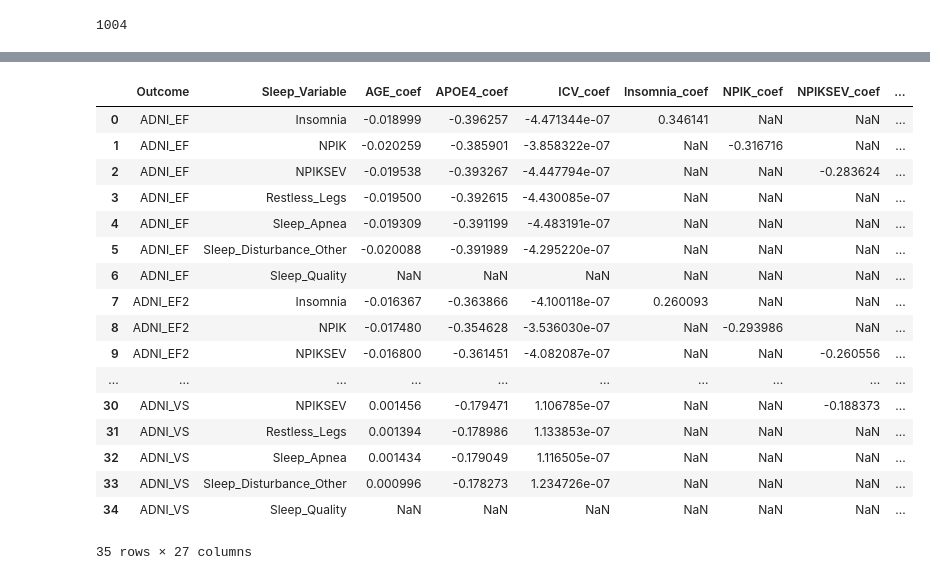
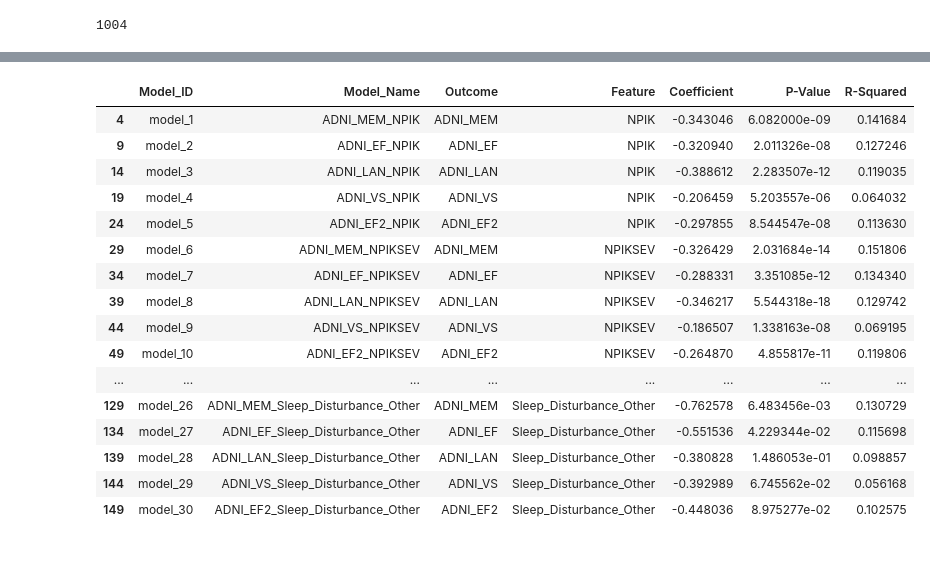
Before and after one commit to Da4kek/AD-Sleep, a Jupyter notebook: modeling-2.ipynb, the cells around one changed output, grey strips where cells are left out. Saved outputs shown, nothing was run; the diff lists cells and outputs as text; code cells hidden in the pictures.

```diff
--- a/modeling-2.ipynb
+++ b/modeling-2.ipynb
@@ -33,7 +38,7 @@ sleep_data.rename(columns={"VISCODE2": "VISCODE"}, inplace=True)
 # %%
 cognitive_outcomes = ['ADNI_MEM', 'ADNI_EF', 'ADNI_LAN', 'ADNI_VS', 'ADNI_EF2']
 sleep_vars = ['NPIK', 'NPIKSEV', 'Sleep_Apnea', 'Restless_Legs',
-              'Insomnia', 'Sleep_Disturbance_Other', 'Sleep_Quality']
+              'Insomnia', 'Sleep_Disturbance_Other']
 mri_vars = ['Brainstem', 'CorpusCallosumAnterior', 'CorpusCallosumCentral', 'CorpusCallosumMidAnterior', 'CorpusCallosumMidPosterior', 'CorpusCallosumPosterior', 'Csf', 'RightParacentral', 'RightParahippocampal', 'RightParsOpercularis', 'RightParsOrbitalis', 'RightParsTriangularis', 'RightPericalcarine', 'RightPostcentral', 'RightPosteriorCingulate', 'RightPrecentral', 'RightPrecuneus', 'RightRostralAnteriorCingulate', 'RightRostralMiddleFrontal', 'RightSuperiorFrontal', 'RightSuperiorParietal', 'RightSuperiorTemporal', 'RightSupramarginal', 'RightTemporalPole', 'RightTransverseTemporal', 'RightUnknown', 'LeftInsula', 'RightInsula', 'LeftBankssts', 'LeftCaudalAnteriorCingulate', 'LeftCaudalMiddleFrontal', 'LeftCuneus', 'LeftEntorhinal', 'LeftFrontalPole', 'LeftFusiform', 'LeftInferiorParietal', 'LeftInferiorTemporal', 'LeftIsthmusCingulate', 'LeftLateralOccipital', 'LeftLateralOrbitofrontal', 'LeftLingual', 'LeftMedialOrbitofrontal', 'LeftMiddleTemporal', 'LeftParacentral', 'LeftParahippocampal', 'LeftParsOpercularis', 'LeftParsOrbitalis', 'LeftParsTriangularis', 'LeftPericalcarine', 'LeftPostcentral', 'LeftPosteriorCingulate', 'LeftPrecentral', 'LeftPrecuneus', 'LeftRostralAnteriorCingulate', 'LeftRostralMiddleFrontal',
             'LeftSuperiorFrontal', 'LeftSuperiorParietal', 'LeftSuperiorTemporal', 'LeftSupramarginal', 'LeftTemporalPole', 'LeftTransverseTemporal', 'LeftUnknown', 'RightBankssts', 'RightCaudalAnteriorCingulate', 'RightCaudalMiddleFrontal', 'RightCuneus', 'RightEntorhinal', 'RightFrontalPole', 'RightFusiform', 'RightInferiorParietal', 'RightInferiorTemporal', 'RightIsthmusCingulate', 'RightLateralOccipital', 'RightLateralOrbitofrontal', 'RightLingual', 'RightMedialOrbitofrontal', 'RightMiddleTemporal', 'FourthVentricle', 'Icv', 'LeftAccumbensArea', 'LeftAmygdala', 'LeftCaudate', 'LeftCerebellumCortex', 'LeftCerebellumWM', 'LeftCerebralCortex', 'LeftCerebralWM', 'LeftChoroidPlexus', 'LeftHemisphere', 'LeftHippocampus', 'LeftInferiorLateralVentricle', 'LeftLateralVentricle', 'LeftPallidum', 'LeftPutamen', 'LeftThalamus', 'LeftVentralDC', 'LeftVessel', 'NonWMHypoIntensities', 'OpticChiasm', 'RightAccumbensArea', 'RightAmygdala', 'RightCaudate', 'RightCerebellumCortex', 'RightCerebellumWM', 'RightCerebralCortex', 'RightCerebralWM', 'RightChoroidPlexus', 'RightHemisphere', 'RightHippocampus', 'RightInferiorLateralVentricle', 'RightLateralVentricle', 'RightPallidum', 'RightPutamen', 'RightThalamus', 'RightVentralDC', 'ThirdVentricle', 'WMHypoIntensities']
 # %%
@@ -198,5 +230,5 @@ volumes_data_norm.to_csv("supplementary_tables/Volumes_norm_ICV.csv", index=Fals
 # %%
-merge_norm = pd.merge(volumes_data_norm, sleep_data, on=['RID', 'VISCODE'])
+merge_norm = pd.merge(volumes_data, sleep_data, on=['RID', 'VISCODE'])
 # %%
 constant_vars = ['ICV', 'PTGENDER', 'Adjusted_Age', 'PTEDUCAT']
 continuous_vars = cognitive_outcomes + sleep_vars + \
@@ -254,5 +280,6 @@ mri_vars = volumes_data_norm.filter(like='_norm').columns.tolist()
 # %%
 mri_outcomes = mri_vars
 cognitive_outcomes = cognitive_outcomes
-predictors = ['ICV', 'PTGENDER', 'AGE', 'PTEDUCAT', 'APOE4']
+predictorscog = ['PTGENDER', 'AGE', 'PTEDUCAT', 'APOE4']
+predictorsmri = ['PTGENDER', 'AGE', 'PTEDUCAT', 'APOE4','ICV']
 random_effects_var = 'RID'
@@ -259,38 +317,47 @@ random_effects_var = 'RID'
 # %%
 OLS_results_cognitive = []
 OLS_results_mri = []
+model_counter = 1
 
 for sleep_var in sleep_vars:
     for outcome in cognitive_outcomes:
         try:
-            formula = f"{outcome} ~ {' + '.join(predictors)} + {sleep_var}"
+            formula = f"{outcome} ~ {sleep_var} + {' + '.join(predictorscog)}"
             model = smf.ols(formula, data=merge_norm).fit()
 
-            for feature in predictors + [sleep_var]:
+            for feature in predictorscog + [sleep_var]:
                 OLS_results_cognitive.append({
+                    'Model_ID': f"model_{model_counter}",
+                    'Model_Name': f"{outcome}_{feature}",
                     'Outcome': outcome,
                     'Feature': feature,
                     'Coefficient': model.params[feature],
                     'P-Value': model.pvalues[feature],
-                    'R-Squared': model.rsquared
+                    'R-Squared': model.rsquared,
+
                 })
+            model_counter += 1
         except Exception as e:
             print(f"Error fitting model for {outcome} with {sleep_var}: {e}")
 
 for sleep_var in sleep_vars:
     for outcome in mri_outcomes:
         try:
-            formula = f"{outcome} ~ {' + '.join(predictors)} + {sleep_var}"
+            formula = f"{outcome} ~ {sleep_var} + {' + '.join(predictorsmri)}"
             model = smf.ols(formula, data=merge_norm).fit()
 
-            for feature in predictors + [sleep_var]:
+            for feature in predictorsmri + [sleep_var]:
                 OLS_results_mri.append({
+                    'Model_ID': f"model_{model_counter}",
+                    'Model_Name': f"{outcome}_{feature}",
                     'Outcome': outcome,
                     'Feature': feature,
                     'Coefficient': model.params[feature],
                     'P-Value': model.pvalues[feature],
-                    'R-Squared': model.rsquared
+                    'R-Squared': model.rsquared,
+
                 })
+            model_counter += 1
         except Exception as e:
             print(f"Error fitting model for {outcome} with {sleep_var}: {e}")
 # %%
@@ -344,21 +366,20 @@ def reshape_ols_results(df, sleep_vars):
 # %%
-reshape_ols_results(OLS_results_cognitive_df, sleep_vars)
+OLS_results_cognitive_df[OLS_results_cognitive_df['Feature'].isin(sleep_vars)]
 # %% [output]
-|  | Outcome | Sleep_Variable | AGE_coef | APOE4_coef | ICV_coef | Insomnia_coef | NPIK_coef | NPIKSEV_coef | ... |
-| 0 | ADNI_EF | Insomnia | -0.018999 | -0.396257 | -4.471344e-07 | 0.346141 | NaN | NaN | ... |
-| 1 | ADNI_EF | NPIK | -0.020259 | -0.385901 | -3.858322e-07 | NaN | -0.316716 | NaN | ... |
-| 2 | ADNI_EF | NPIKSEV | -0.019538 | -0.393267 | -4.447794e-07 | NaN | NaN | -0.283624 | ... |
-| 3 | ADNI_EF | Restless_Legs | -0.019500 | -0.392615 | -4.430085e-07 | NaN | NaN | NaN | ... |
-| 4 | ADNI_EF | Sleep_Apnea | -0.019309 | -0.391199 | -4.483191e-07 | NaN | NaN | NaN | ... |
-| 5 | ADNI_EF | Sleep_Disturbance_Other | -0.020088 | -0.391989 | -4.295220e-07 | NaN | NaN | NaN | ... |
-| 6 | ADNI_EF | Sleep_Quality | NaN | NaN | NaN | NaN | NaN | NaN | ... |
-| 7 | ADNI_EF2 | Insomnia | -0.016367 | -0.363866 | -4.100118e-07 | 0.260093 | NaN | NaN | ... |
-| 8 | ADNI_EF2 | NPIK | -0.017480 | -0.354628 | -3.536030e-07 | NaN | -0.293986 | NaN | ... |
-| 9 | ADNI_EF2 | NPIKSEV | -0.016800 | -0.361451 | -4.082087e-07 | NaN | NaN | -0.260556 | ... |
-| ... | ... | ... | ... | ... | ... | ... | ... | ... | ... |
-| 30 | ADNI_VS | NPIKSEV | 0.001456 | -0.179471 | 1.106785e-07 | NaN | NaN | -0.188373 | ... |
-| 31 | ADNI_VS | Restless_Legs | 0.001394 | -0.178986 | 1.133853e-07 | NaN | NaN | NaN | ... |
-| 32 | ADNI_VS | Sleep_Apnea | 0.001434 | -0.179049 | 1.116505e-07 | NaN | NaN | NaN | ... |
-| 33 | ADNI_VS | Sleep_Disturbance_Other | 0.000996 | -0.178273 | 1.234726e-07 | NaN | NaN | NaN | ... |
-| 34 | ADNI_VS | Sleep_Quality | NaN | NaN | NaN | NaN | NaN | NaN | ... |
+|  | Model_ID | Model_Name | Outcome | Feature | Coefficient | P-Value | R-Squared |
+| 4 | model_1 | ADNI_MEM_NPIK | ADNI_MEM | NPIK | -0.343046 | 6.082000e-09 | 0.141684 |
+| 9 | model_2 | ADNI_EF_NPIK | ADNI_EF | NPIK | -0.320940 | 2.011326e-08 | 0.127246 |
+| 14 | model_3 | ADNI_LAN_NPIK | ADNI_LAN | NPIK | -0.388612 | 2.283507e-12 | 0.119035 |
+| 19 | model_4 | ADNI_VS_NPIK | ADNI_VS | NPIK | -0.206459 | 5.203557e-06 | 0.064032 |
+| 24 | model_5 | ADNI_EF2_NPIK | ADNI_EF2 | NPIK | -0.297855 | 8.544547e-08 | 0.113630 |
+| 29 | model_6 | ADNI_MEM_NPIKSEV | ADNI_MEM | NPIKSEV | -0.326429 | 2.031684e-14 | 0.151806 |
+| 34 | model_7 | ADNI_EF_NPIKSEV | ADNI_EF | NPIKSEV | -0.288331 | 3.351085e-12 | 0.134340 |
+| 39 | model_8 | ADNI_LAN_NPIKSEV | ADNI_LAN | NPIKSEV | -0.346217 | 5.544318e-18 | 0.129742 |
+| 44 | model_9 | ADNI_VS_NPIKSEV | ADNI_VS | NPIKSEV | -0.186507 | 1.338163e-08 | 0.069195 |
+| 49 | model_10 | ADNI_EF2_NPIKSEV | ADNI_EF2 | NPIKSEV | -0.264870 | 4.855817e-11 | 0.119806 |
+| ... | ... | ... | ... | ... | ... | ... | ... |
+| 129 | model_26 | ADNI_MEM_Sleep_Disturbance_Other | ADNI_MEM | Sleep_Disturbance_Other | -0.762578 | 6.483456e-03 | 0.130729 |
+| 134 | model_27 | ADNI_EF_Sleep_Disturbance_Other | ADNI_EF | Sleep_Disturbance_Other | -0.551536 | 4.229344e-02 | 0.115698 |
+| 139 | model_28 | ADNI_LAN_Sleep_Disturbance_Other | ADNI_LAN | Sleep_Disturbance_Other | -0.380828 | 1.486053e-01 | 0.098857 |
+| 144 | model_29 | ADNI_VS_Sleep_Disturbance_Other | ADNI_VS | Sleep_Disturbance_Other | -0.392989 | 6.745562e-02 | 0.056168 |
+| 149 | model_30 | ADNI_EF2_Sleep_Disturbance_Other | ADNI_EF2 | Sleep_Disturbance_Other | -0.448036 | 8.975277e-02 | 0.102575 |
-35 rows × 27 columns
```
Also changed, not shown: parts of 32 cells of this notebook, 1 other file.
